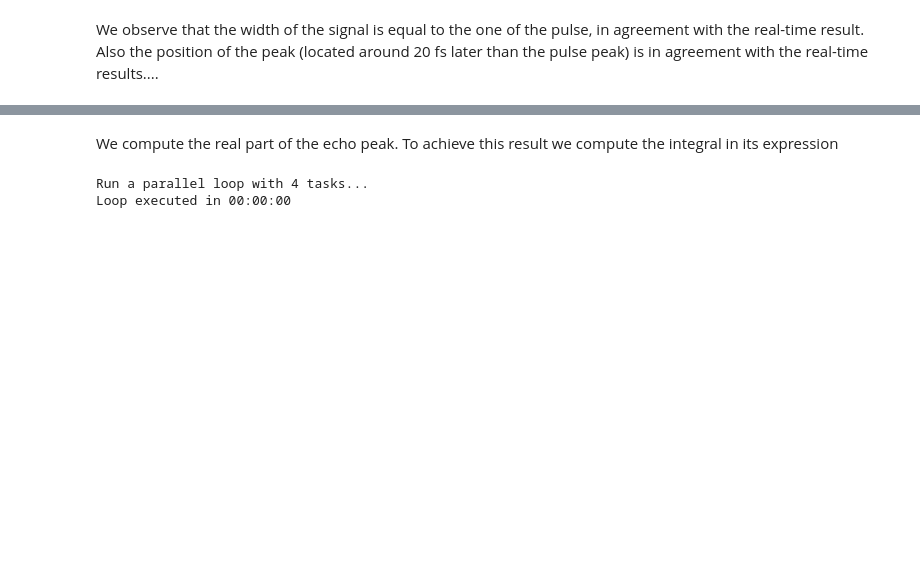
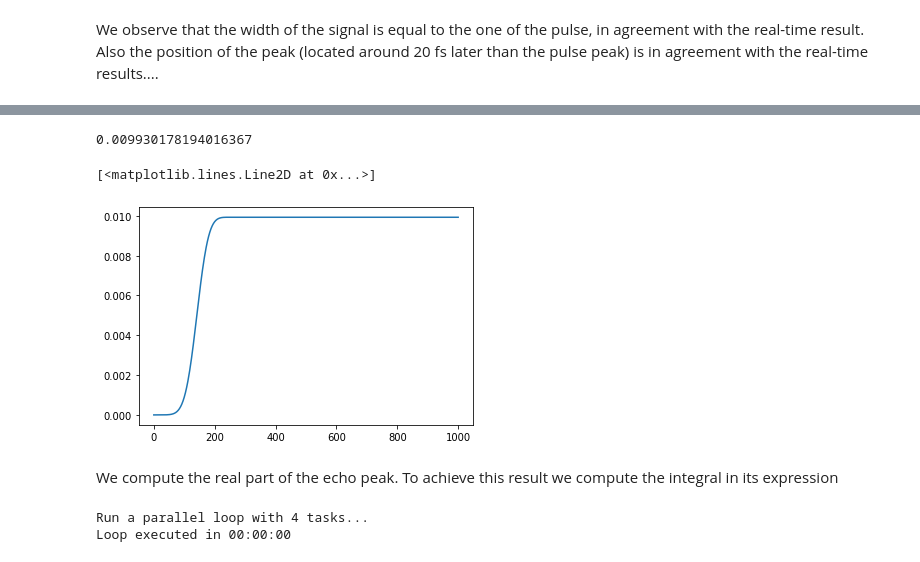
Before and after one commit to marcodalessandro76/Echo_mechanisms_decay_time_optical_orientation, a Jupyter notebook: TLS_FWM.ipynb, the cells around one changed output, grey strips where cells are left out. Saved outputs shown, nothing was run; the diff lists cells and outputs as text; code cells hidden in the pictures; blank space fills up the shorter version.

```diff
--- a/TLS_FWM.ipynb
+++ b/TLS_FWM.ipynb
@@ -1038,0 +1032,15 @@ Type:      function
+# %%
+# define the function that computes the integrand for a single k-point
+def K_integrand(k,time,ind):
+    val = f(time[ind])*P1_real[k,ind]
+    return 2*val
+
+# define the function that computes K_delta for a single k-point
+def eval_Kdelta(k,time,delta):
+    Kdelta = np.zeros([len(time)])
+    for ind in range(1,len(time)):
+        x = time[:ind]
+        Kdelta[ind] = simps(K_integrand(k,time,slice(0,ind)), x=x)
+    return Kdelta
+# %%
+Kdelta = loop(eval_Kdelta,kvalues,time,delta,ntasks=4)
@@ -1039,2 +1050,12 @@ Type:      function
+# %%
+carriers = -0.5*np.mean(Kdelta.T*Omega1,axis=1)
+carriers[-1]
+# %% [output]
+0.009930178194016367
+# %%
+plt.plot(time,carriers)
+# %% [output]
+[<matplotlib.lines.Line2D at 0x...>]
+[figure, added]
 # %% [markdown]
 We compute the real part of the echo peak. To achieve this result we compute the integral in its expression
```
Also changed, not shown: parts of 37 cells of this notebook, 2 other files.
